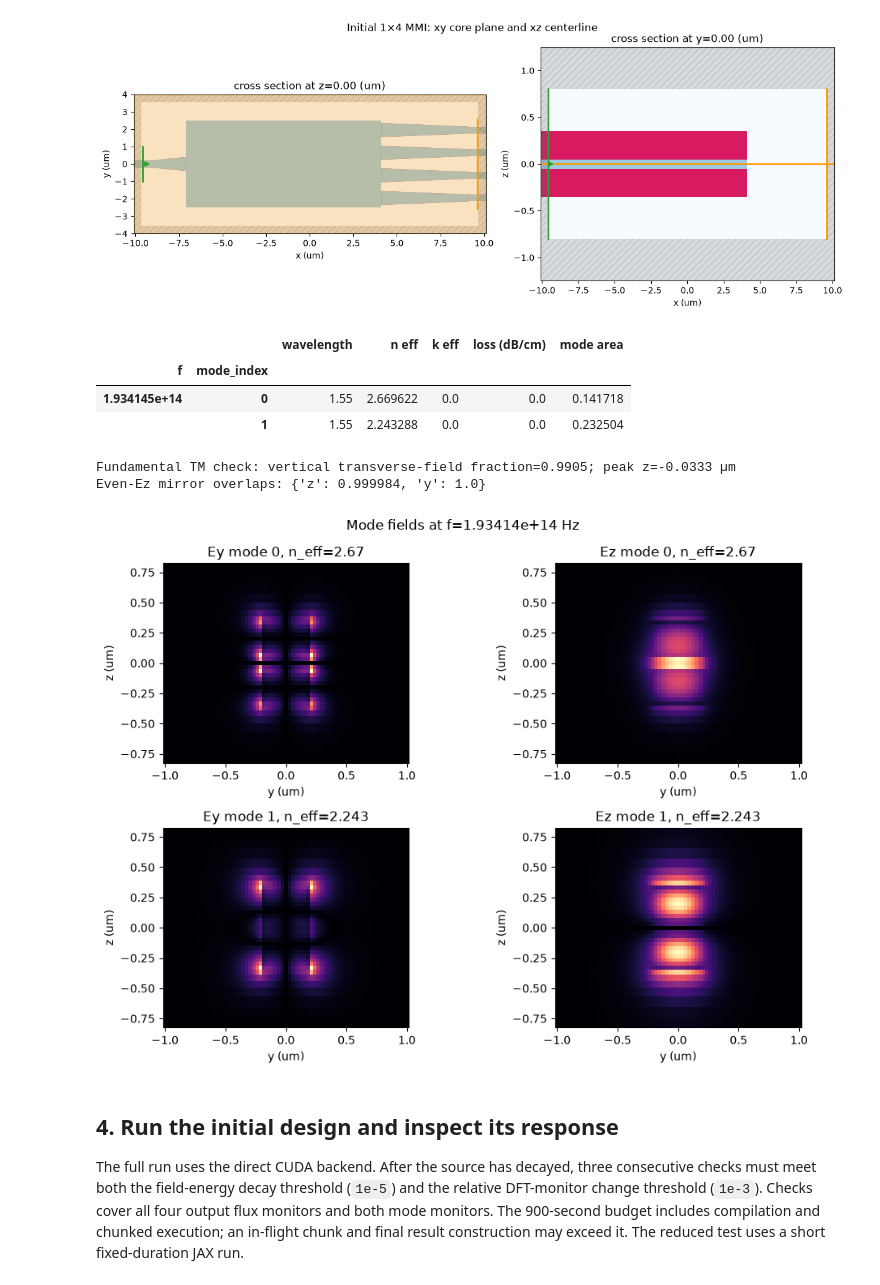
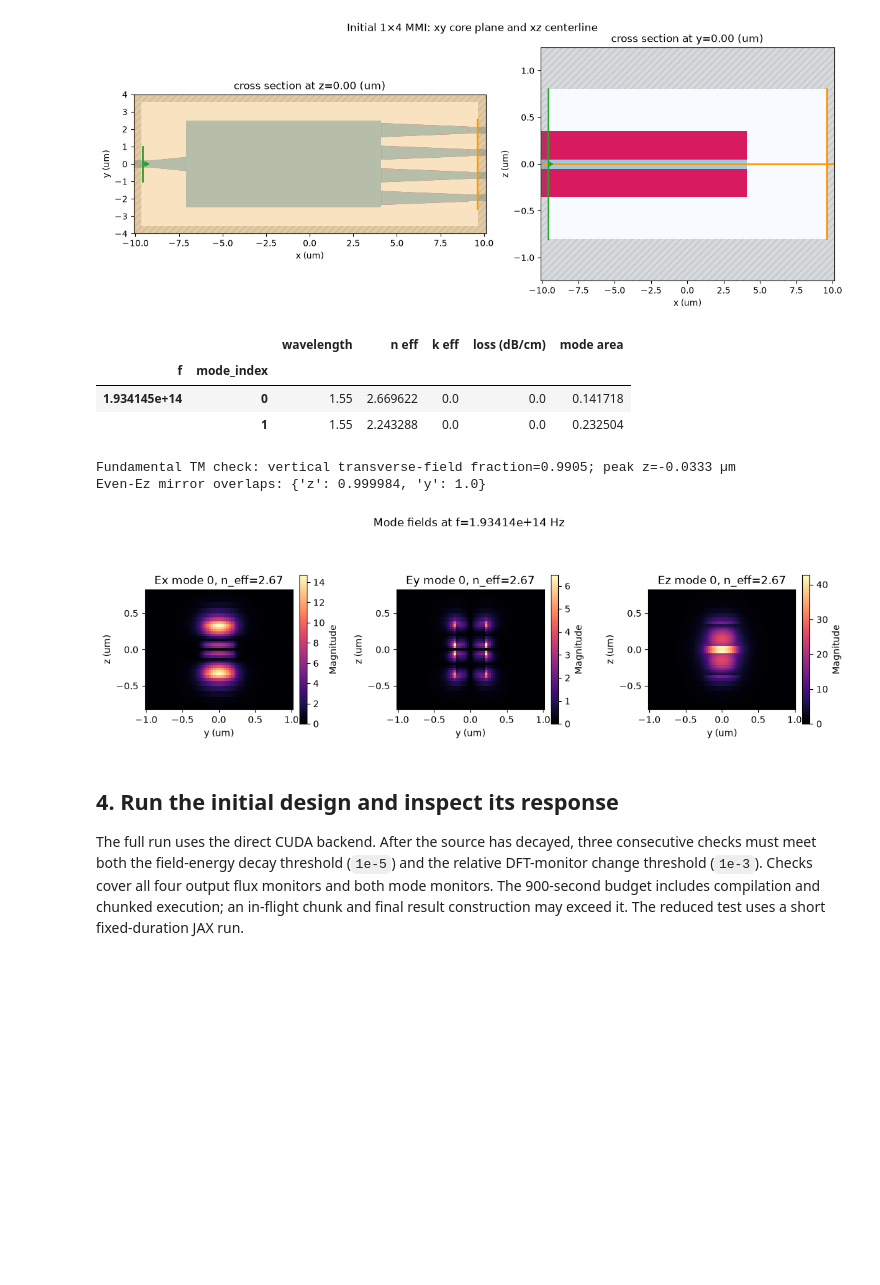
Before and after one commit to beamzorg/beamz, a Jupyter notebook: examples/notebooks/mmi1x4_power_splitter.ipynb, the cells around one changed output. Drawn from its saved outputs; the diff is of its cells as text; code cells hidden in the pictures; blank space fills up the shorter version.

```diff
--- a/examples/notebooks/mmi1x4_power_splitter.ipynb
+++ b/examples/notebooks/mmi1x4_power_splitter.ipynb
@@ -217,36 +219,41 @@ peak_z = float(centers[transverse_axes.index("z")][peak_index[transverse_axes.in
 ez = electric[2]
 ez_parity = {}
 for dimension, (axis, coordinates) in enumerate(zip(transverse_axes, centers, strict=True)):
     reflected = np.apply_along_axis(
         lambda row: np.interp(-coordinates, coordinates, row, left=0.0, right=0.0),
         dimension, ez,
     )
     overlap = np.sum(np.conj(ez) * reflected * cell_area)
     norm = np.sqrt(np.sum(np.abs(ez) ** 2 * cell_area) * np.sum(np.abs(reflected) ** 2 * cell_area))
     ez_parity[axis] = float(np.real(overlap) / norm)
 print(f"Fundamental TM check: vertical transverse-field fraction={tm_fraction:.4f}; peak z={peak_z / um:.4f} µm")
 print("Even-Ez mirror overlaps:", {axis: round(value, 6) for axis, value in ez_parity.items()})
 if not test_mode:
     assert tm_fraction > 0.9, "The launched mode must be vertically polarized."
     assert abs(peak_z) <= 0.5 * H_GAN, "The Ez peak must lie inside the GaN slot."
     assert all(value > 0.95 for value in ez_parity.values()), "The fundamental Ez must have even mirror parity."
 assert len(setup["source"].profile_frequencies()) == 5
 
 fig, axes, neffs = plot_mode_field_components(
-    source_modes, field_names=("Ey", "Ez"), mode_indices=(0, 1), val="abs",
-    f=freq0, figsize=(10, 7), show=False,
+    source_modes, field_names=("Ex", "Ey", "Ez"), mode_indices=(0,), val="abs",
+    f=freq0, figsize=(11.5, 3.8), cmap="magma", show=False,
 )
 for axis in np.asarray(axes).flat:
     axis.grid(False)
+    axis.set_aspect("equal")
+    image = axis.collections[0]
+    image.set_clim(vmin=0.0)
+    fig.colorbar(image, ax=axis, label="Magnitude", fraction=0.046, pad=0.04)
+fig.tight_layout()
 plt.show()
 # %% [output]
 |  |  | wavelength | n eff | k eff | loss (dB/cm) | mode area |
 | f | mode_index |  |  |  |  |  |
 | 1.934145e+14 | 0 | 1.55 | 2.669622 | 0.0 | 0.0 | 0.141718 |
 |  | 1 | 1.55 | 2.243288 | 0.0 | 0.0 | 0.232504 |
 Fundamental TM check: vertical transverse-field fraction=0.9905; peak z=-0.0333 µm
 Even-Ez mirror overlaps: {'z': 0.999984, 'y': 1.0}
-[figure, old version]
+[figure, new version]
 # %% [markdown]
 ## 4. Run the initial design and inspect its response
 
```
Also changed, not shown: parts of 1 cell of this notebook.
